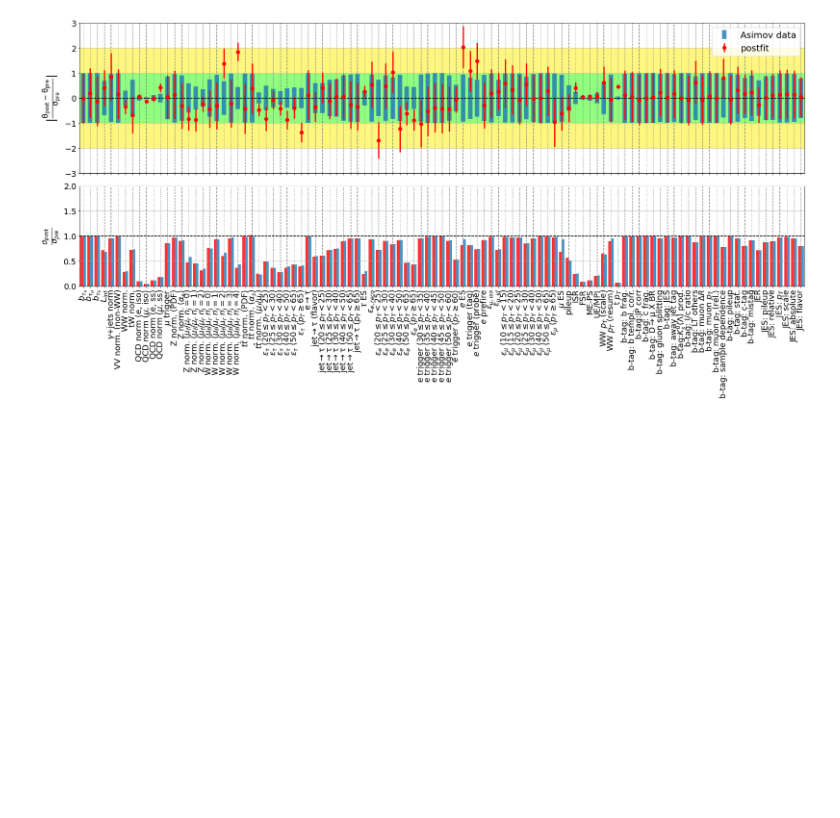
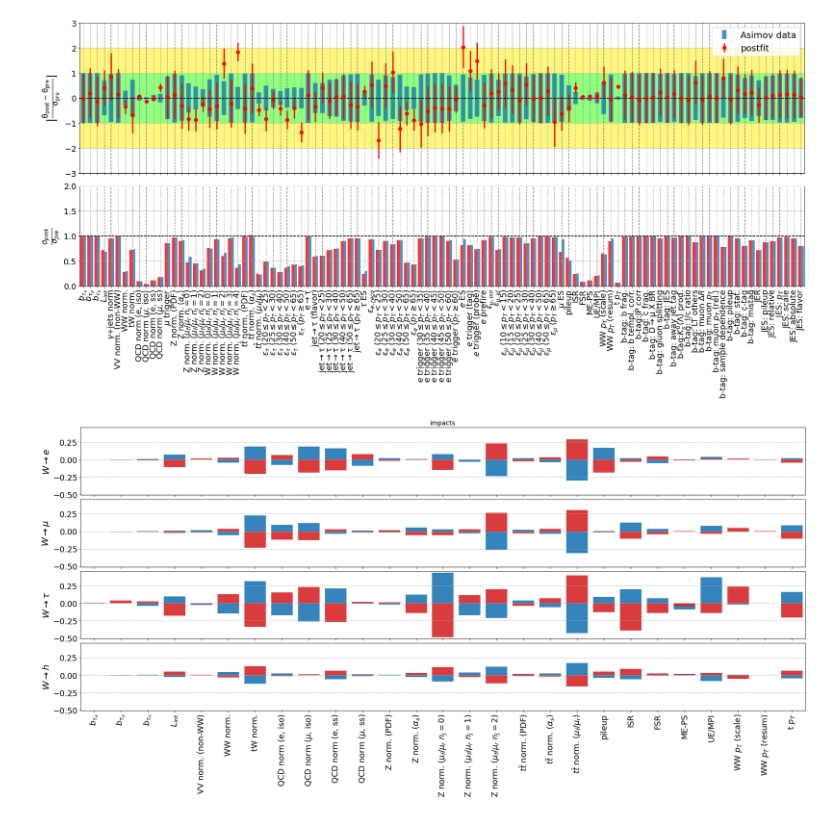
Before and after one commit to NWUHEP/analysis-tools, a Jupyter notebook: notebooks/plot_pulls_impacts.ipynb, the cells around one changed output. Drawn from its saved outputs; the diff is of its cells as text; code cells hidden in the pictures; blank space fills up the shorter version.

```diff
--- a/notebooks/plot_pulls_impacts.ipynb
+++ b/notebooks/plot_pulls_impacts.ipynb
@@ -135,5 +135,105 @@ plt.savefig(f'plots/systematics/asimov_pulls_summary.pdf')
 plt.show()
 # %% [output]
 [figure]
+# %%
+# pulls for normalization and miscellaneous params
+fig, axes = plt.subplots(4, 1,
+                         figsize=(24, 12),
+                         facecolor='white',
+                         #gridspec_kw={'height_ratios':[1, 1, 1, 1, 2, 1]},
+                         sharex=True
+                        )
+fig.subplots_adjust(hspace=0)
+
+# get masked data for pulls
+norm_data = param_data.query('(group == "norm" or group == "misc" or group == "tau_br") and active == 1')
+params_pre  = param_data['val_init']
+stderr_pre  = param_data['err_init']
+params_post = param_data['val_fit']
+stderr_post = param_data['err_fit']
+constraints = param_data['ratio']
+
+#pulls = (params_post - params_pre)/stderr_pre
+
+norm_index = [ix for ix in norm_data.index.tolist() if ix in param_impacts.index]
+impacts = param_impacts.loc[norm_index]
+nparams = impacts.shape[0]
+xticks = np.arange(1, nparams+1, 1)
+p_labels = norm_data.loc[norm_index,'label']
+ymax, ymin = 1.05*np.max(impacts.max()), 1.05*np.min(impacts.min())
+
+#plot impacts
+ax = axes[0]
+ax.bar(xticks, impacts['beta_e_up'], color = 'C0', alpha = 0.9)
+ax.bar(xticks, impacts['beta_e_down'], color = 'C3', alpha = 0.9)
+ax.set_title('impacts')
+ax.set_ylabel(r'$W\rightarrow e$')
+ax.set_ylim(ymin, ymax)
+ax.grid(linestyle='--', axis='y')
+
+ax = axes[1]
+ax.bar(xticks, impacts['beta_mu_up'], color = 'C0', alpha = 0.9)
+ax.bar(xticks, impacts['beta_mu_down'], color = 'C3', alpha = 0.9)
+ax.set_ylabel(r'$W\rightarrow \mu$')
+ax.set_ylim(ymin, ymax)
+ax.grid(linestyle='--', axis='y')
+
+ax = axes[2]
+ax.bar(xticks, impacts['beta_tau_up'], color = 'C0', alpha = 0.9)
+ax.bar(xticks, impacts['beta_tau_down'], color = 'C3', alpha = 0.9)
+ax.set_ylabel(r'$W\rightarrow \tau$')
+ax.set_ylim(ymin, ymax)
+ax.grid(linestyle='--', axis='y')
+
+ax = axes[3]
+ax.bar(xticks, impacts['beta_h_up'], color = 'C0', alpha = 0.9)
+ax.bar(xticks, impacts['beta_h_down'], color = 'C3', alpha = 0.9)
+ax.set_ylabel(r'$W\rightarrow h$')
+ax.set_ylim(ymin, ymax)
+ax.grid(linestyle='--', axis='y')
+
+
+#ax.set_ylim(-3.5, 3.5)
+#ax.set_xlim(0.5, nparams+0.5)
+#ax.set_ylabel(r'$\rm \frac{\theta_{post} - \theta_{pre}}{\sigma_{pre}}$')
+#ax.set_title('pulls (Asimov dataset)')
+#ax.grid(linestyle='--', axis='y')
+
+# plot pulls
+#rerr = stderr_post/stderr_pre
+#ax = axes[4]
+#ax.errorbar(xticks, pulls, yerr = rerr,
+#            fmt = 'ko',
+#            ecolor = 'k',
+#            capsize = 0.,
+#            elinewidth = 2.,
+#            alpha = 0.9
+#           )
+#
+## plot error bands for nominal values
+#ax.plot([0, nparams+1], [0, 0], c='C0', linestyle='--')
+#ax.fill_between([0, nparams+0.5], [-1, -1], [1, 1], color = 'b', alpha = 0.25 )
+#
+#ax.set_ylim(-5, 5)
+ax.set_xlim(0.5, nparams+0.5)
+#ax.set_ylabel(r'$\rm \frac{\theta_{post} - \theta_{pre}}{\sigma_{pre}}$', fontsize=20)
+#ax.grid(linestyle='--', axis='y')
+#ax.set_title('pulls')
+#
+#ax = axes[5]
+#ax.bar(xticks, constraints)
+#ax.plot([0, nparams+1], [1, 1], c='C3', linestyle='--')
+#ax.set_ylabel(r'$\frac{\sigma_{post}}{\sigma_{pre}}$', fontsize=20)
+ax.set_xticks(xticks)
+ax.set_xticklabels(p_labels)
+#ax.grid(linestyle='--', axis='y')
+
+plt.setp(ax.xaxis.get_majorticklabels(), rotation=90)
+
+plt.tight_layout(h_pad=0)
+plt.savefig(f'plots/systematics/asimov_pulls_misc.pdf')
+plt.show()
+# %% [output]
+[figure, added]
 # %%
 # pulls for normalization and miscellaneous params
```
Also changed, not shown: parts of 2 cells of this notebook, 3 other files.
